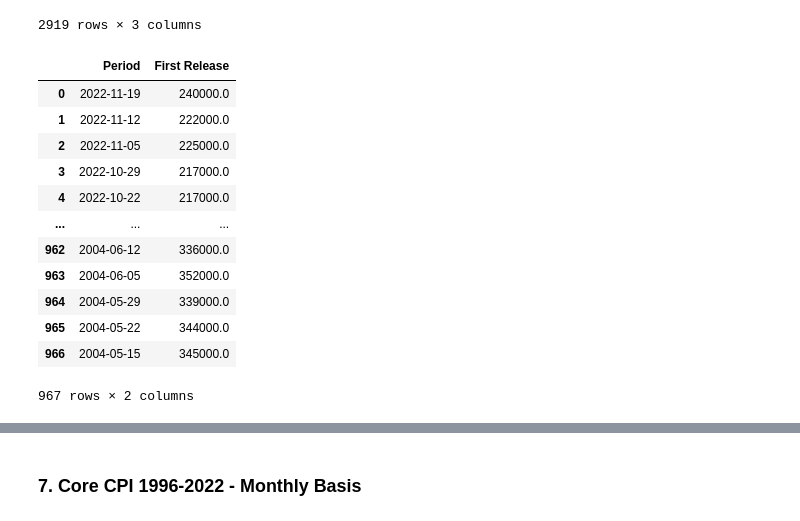
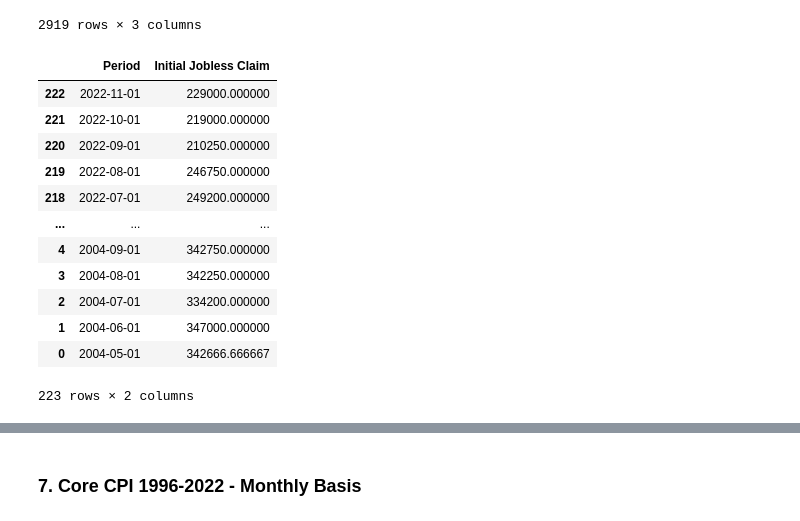
Before and after one commit to RaphHer/Project_Final_Ironhack, a Jupyter notebook: 2. Exploring the data .ipynb, the cells around one changed output, grey strips where cells are left out. Drawn from its saved outputs; the diff is of its cells as text; code cells hidden in the pictures.

```diff
--- a/2. Exploring the data .ipynb
+++ b/2. Exploring the data .ipynb
@@ -414,47 +427,60 @@ df_ijc_us
 # %%
 # Rename the column with the right name
 df_ijc_us.rename(columns={'First Release Data': 'Period',
                          'Unnamed: 1' : 'Original Release Date',
                         'Unnamed: 2': 'First Release'},
                               inplace=True, errors='raise')
 
 # drop the row with the column name
 df_ijc_us.drop(index=[0,1,2], inplace=True)
 
 # Get rid of NaN values
 df_ijc_us.dropna(inplace=True) # get rid of Nan Values
 
 # Reset the index
 df_ijc_us.reset_index(drop=True, inplace=True)
 df_ijc_us
 
+# Getting rid of the day and keep only year and month
+df_ijc_us['Period'] = pd.to_datetime(df_ijc_us['Period'])
+df_ijc_us['Period'] = df_ijc_us['Period'].apply(lambda x: x.strftime('%Y-%m'))
+
 # Cleaning the period column by removing uncessary "k" ","
 df_ijc_us['First Release'] = df_ijc_us['First Release'].str.replace('k','000')
 df_ijc_us['First Release'] = df_ijc_us['First Release'].str.replace(',','')
 
-# transform the object number to a normal float
-df_ijc_us['First Release'] = df_ijc_us['First Release'].astype(float)
+# Doing the transformation so I am able to have a monthly average for the different months
+df_ijc_us["First Release"] =df_ijc_us["First Release"].astype(float)
+df_ijc_us['Period'] = pd.to_datetime(df_ijc_us['Period'])
+df_ijc_us = df_ijc_us.resample('M', on='Period').mean()
 
-# Transform the date
-df_ijc_us["Period"] = pd.to_datetime(df_ijc_us["Period"])
+# inserating again the index
+df_ijc_us = df_ijc_us.reset_index()
 
-# Drop the release date column that is unecessary
-df_ijc_us.drop(["Original Release Date"], axis=1, inplace=True)
+# to keep only the month AT THE BEGINNING in the final version of the df
+df_ijc_us['Period'] = df_ijc_us['Period'].apply(lambda x: x.strftime('%Y-%m'))
+df_ijc_us['Period'] = pd.to_datetime(df_ijc_us['Period'])
+
+# to invert the order of the dataframe so I have everything in the same order
+df_ijc_us = df_ijc_us.reindex(index=df_ijc_us.index[::-1])
+
+# rename a column
+df_ijc_us.rename(columns={'First Release': 'Initial Jobless Claim'}, inplace=True, errors='raise')
 df_ijc_us
 # %% [output]
-|  | Period | First Release |
-| 0 | 2022-11-19 | 240000.0 |
-| 1 | 2022-11-12 | 222000.0 |
-| 2 | 2022-11-05 | 225000.0 |
-| 3 | 2022-10-29 | 217000.0 |
-| 4 | 2022-10-22 | 217000.0 |
+|  | Period | Initial Jobless Claim |
+| 222 | 2022-11-01 | 229000.000000 |
+| 221 | 2022-10-01 | 219000.000000 |
+| 220 | 2022-09-01 | 210250.000000 |
+| 219 | 2022-08-01 | 246750.000000 |
+| 218 | 2022-07-01 | 249200.000000 |
 | ... | ... | ... |
-| 962 | 2004-06-12 | 336000.0 |
-| 963 | 2004-06-05 | 352000.0 |
-| 964 | 2004-05-29 | 339000.0 |
-| 965 | 2004-05-22 | 344000.0 |
-| 966 | 2004-05-15 | 345000.0 |
+| 4 | 2004-09-01 | 342750.000000 |
+| 3 | 2004-08-01 | 342250.000000 |
+| 2 | 2004-07-01 | 334200.000000 |
+| 1 | 2004-06-01 | 347000.000000 |
+| 0 | 2004-05-01 | 342666.666667 |
-967 rows × 2 columns
+223 rows × 2 columns
 # %%
 df_ijc_us.dtypes
 # %% [output]
```
Also changed, not shown: parts of 21 cells of this notebook, 11 other files.
